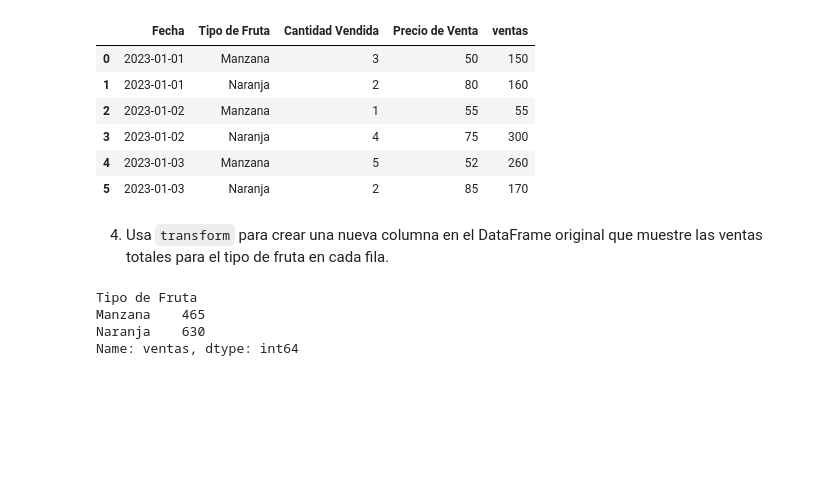
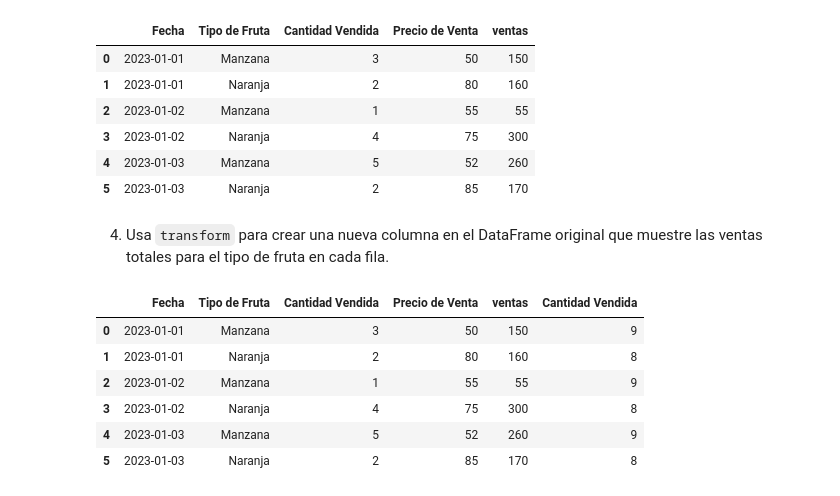
Before and after one commit to MariaRepository/ONLINE_DS_THEBRIDGE_MariaFernandez, a Jupyter notebook: 02_Programacion_y_Herramientas_Avanzadas/Sprint_04/Unidad_02/Ejercicios_Workout/14_Ejercicio_Agrupaciones.ipynb, the cells around one changed output. Cells and saved outputs as stored; diff of their text form; code cells hidden in the pictures; blank space fills up the shorter version.

```diff
--- a/02_Programacion_y_Herramientas_Avanzadas/Sprint_04/Unidad_02/Ejercicios_Workout/14_Ejercicio_Agrupaciones.ipynb
+++ b/02_Programacion_y_Herramientas_Avanzadas/Sprint_04/Unidad_02/Ejercicios_Workout/14_Ejercicio_Agrupaciones.ipynb
@@ -207,11 +231,16 @@ dfdata
 # %% [markdown]
 
 4. Usa `transform` para crear una nueva columna en el DataFrame original que muestre las ventas totales para el tipo de fruta en cada fila.
-# %%
-ventastipofruta= dfdata.groupby("Tipo de Fruta")["ventas"].sum()
-ventastipofruta
-# %% [output]
-Tipo de Fruta
-Manzana    465
-Naranja    630
-Name: ventas, dtype: int64
+# %%
+#CANTIDAD VENDIDA ES UNA CONSTANTE PARA CADA TIPO DE FRUTA
+dfsum= dfdata.groupby("Tipo de Fruta")["Cantidad Vendida"].transform("sum")
+dffrutas2= pd.concat([dfdata,dfsum],axis=1)
+dffrutas2
+# %% [output]
+|  | Fecha | Tipo de Fruta | Cantidad Vendida | Precio de Venta | ventas | Cantidad Vendida |
+| 0 | 2023-01-01 | Manzana | 3 | 50 | 150 | 9 |
+| 1 | 2023-01-01 | Naranja | 2 | 80 | 160 | 8 |
+| 2 | 2023-01-02 | Manzana | 1 | 55 | 55 | 9 |
+| 3 | 2023-01-02 | Naranja | 4 | 75 | 300 | 8 |
+| 4 | 2023-01-03 | Manzana | 5 | 52 | 260 | 9 |
+| 5 | 2023-01-03 | Naranja | 2 | 85 | 170 | 8 |
```
Also changed, not shown: parts of 7 cells of this notebook, 6 other files.
